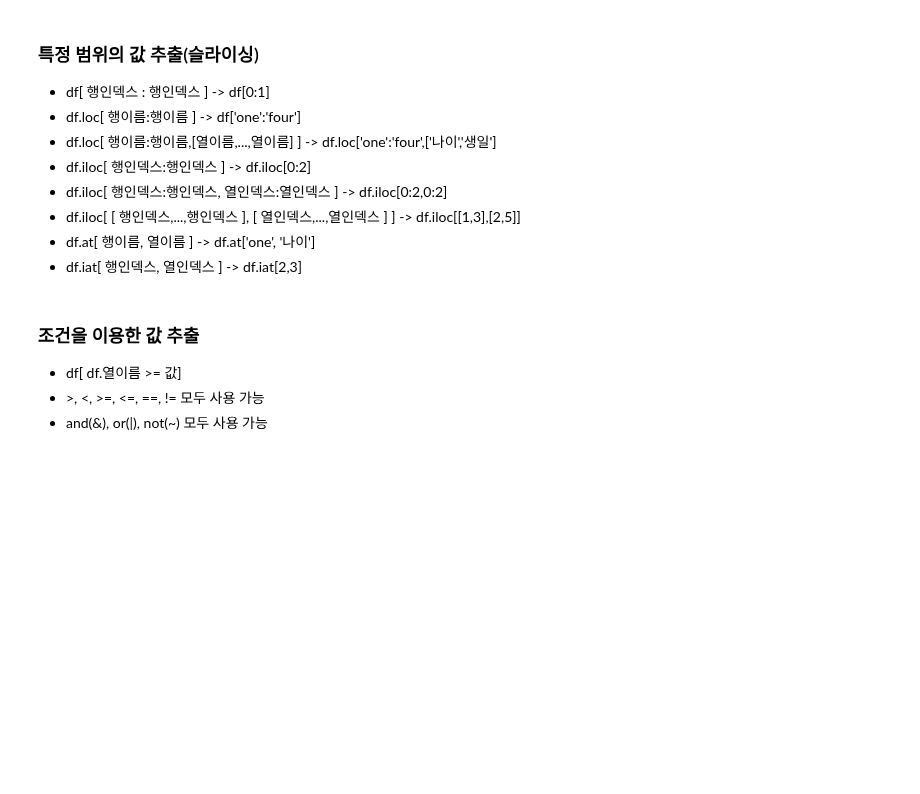
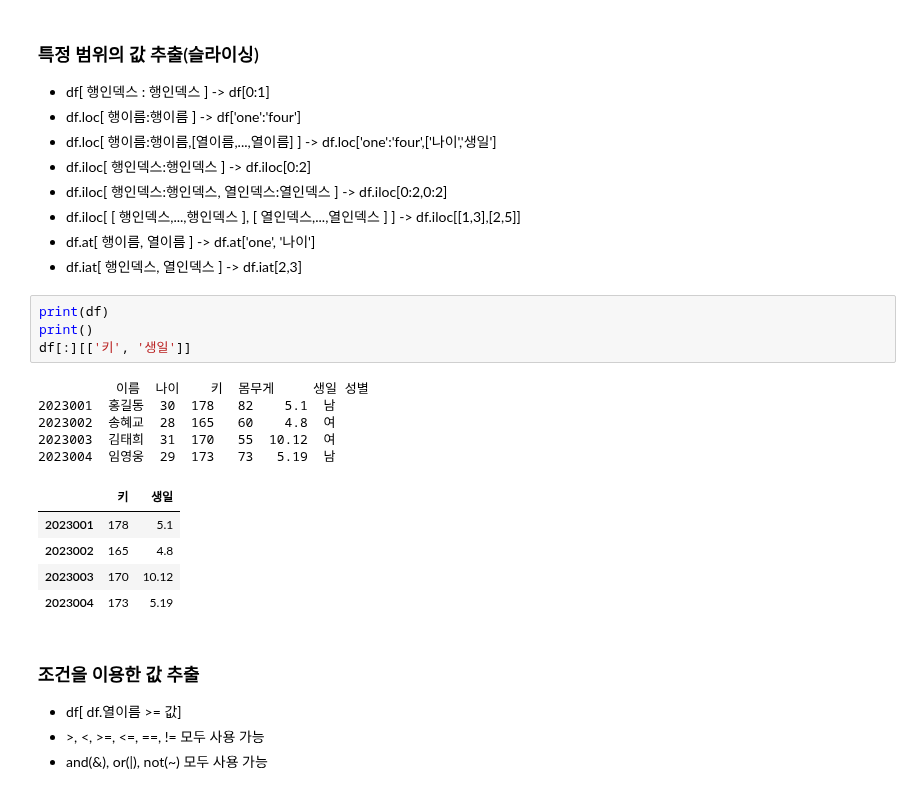
Before and after one commit to hongrolee/Python, a Jupyter notebook: colab/파이썬_중급_Pandas.ipynb, the cells around one changed output. Saved outputs shown, nothing was run; the diff lists cells and outputs as text; blank space fills up the shorter version.

```diff
--- a/colab/파이썬_중급_Pandas.ipynb
+++ b/colab/파이썬_중급_Pandas.ipynb
@@ -155,6 +162,21 @@ Name: 2023001, dtype: object
 *   df.iloc[ [ 행인덱스,...,행인덱스 ], [ 열인덱스,...,열인덱스 ] ]  ->  df.iloc[[1,3],[2,5]]
 *   df.at[ 행이름, 열이름 ]  ->  df.at['one', '나이']
 *   df.iat[ 행인덱스, 열인덱스 ]  ->  df.iat[2,3]
+# %%
+print(df)
+print()
+df[:][['키', '생일']]
+# %% [output]
+          이름  나이    키  몸무게     생일 성별
+2023001  홍길동  30  178   82    5.1  남
+2023002  송혜교  28  165   60    4.8  여
+2023003  김태희  31  170   55  10.12  여
+2023004  임영웅  29  173   73   5.19  남
+|  | 키 | 생일 |
+| 2023001 | 178 | 5.1 |
+| 2023002 | 165 | 4.8 |
+| 2023003 | 170 | 10.12 |
+| 2023004 | 173 | 5.19 |
 # %% [markdown]
 ### 조건을 이용한 값 추출
 
```
Also changed, not shown: parts of 9 cells of this notebook.
